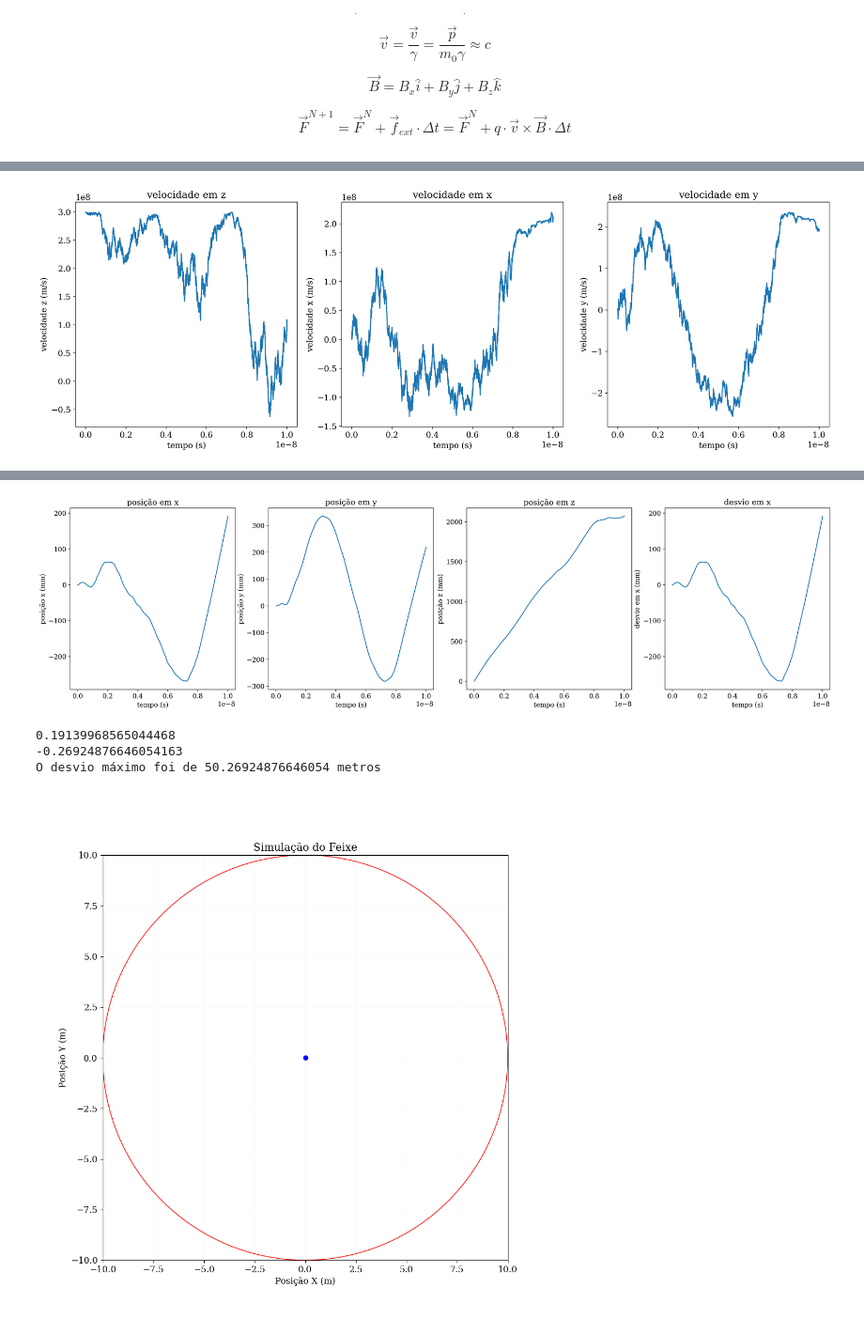
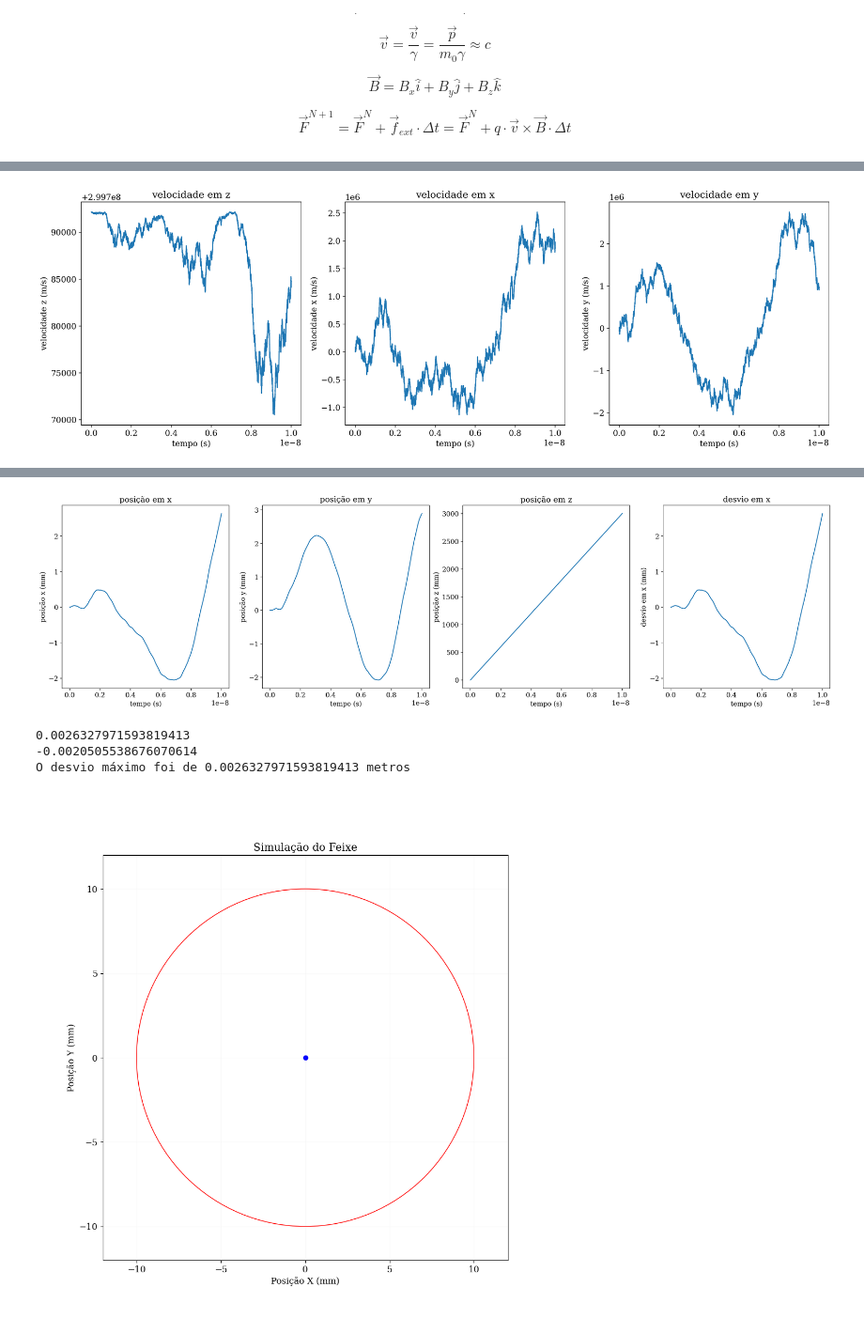
Before and after one commit to arthu0404/Simulacao-da-Correcao-do-Feixe-de-Eletrons, a Jupyter notebook: Simulacao do Feixe.ipynb, the cells around one changed output, grey strips where cells are left out. Shown at 94% size. Drawn from its saved outputs; the diff is of its cells as text; code cells hidden in the pictures.

```diff
--- a/Simulacao do Feixe.ipynb
+++ b/Simulacao do Feixe.ipynb
@@ -57,7 +57,7 @@ parametros = {
     "y0": 0,
     "z0": 0.0,
     "forca": [0, 0, 0],
-    "int_ruido": 0.1,
+    "int_ruido": 0.008,
     "grad_mag": 5.0,
     "delay": 10e-9,
     "dt": 1e-12,
@@ -230,7 +230,7 @@ ax4.set_title("velocidade em y")
 
 plt.show()
 # %% [output]
-[figure, old version]
+[figure, new version]
 # %% [markdown]
 <!-- - Delay: Olhar para a posição do elétron $N$ passos atrás no tempo. (~150 nanosegundos)
 
@@ -276,18 +276,18 @@ ax5.set_title("desvio em x")
 
 plt.show()
 # %% [output]
-[figure, old version]
+[figure, new version]
 # %%
 posicao_x = eletron.pos[:, 0]
-desvios = abs(posicao_x - 50)
+desvios = abs(posicao_x - parametros["x0"])
 
 print(max(posicao_x))
 print(min(posicao_x))
 print(f"O desvio máximo foi de {max(desvios)} metros")
 # %% [output]
-0.19139968565044468
--0.26924876646054163
-O desvio máximo foi de 50.26924876646054 metros
+0.0026327971593819413
+-0.0020505538676070614
+O desvio máximo foi de 0.0026327971593819413 metros
 # %%
 from matplotlib.animation import FuncAnimation
 from matplotlib.patches import Circle
@@ -301,39 +301,42 @@ try:
     anim.event_source.stop()
 except AttributeError:
     pass
 plt.close("all")
 
 fig, ax = plt.subplots(figsize=(10, 10), dpi=100)
 gs = gridspec.GridSpec(3, 2, figure=fig, height_ratios=[0.4, 0.4, 0.2])
 fig.canvas.header_visible = False
 
-ax.set_xlim(parametros["x0"]-10, parametros["x0"]+10)
-ax.set_ylim(parametros["y0"]-10, parametros["y0"]+10)
-ax.set_ylabel("Posição Y (m)")
-ax.set_xlabel("Posição X (m)")
+ax.set_xlim(parametros["x0"]-12, parametros["x0"]+12)
+ax.set_ylim(parametros["y0"]-12, parametros["y0"]+12)
+ax.set_ylabel("Posição Y (mm)")
+ax.set_xlabel("Posição X (mm)")
 ax.set_title(f"Simulação do Feixe")
 ax.set_aspect("equal")
 ax.grid(True, alpha=0.05)
 
 time_text = ax.text(0.02, 0.95, "", transform=ax.transAxes, bbox=dict(facecolor="white", alpha=0.6, edgecolor="none"))
 
-fig_eletron = ax.scatter([eletron.pos[0, 0]], [eletron.pos[0, 1]], color='blue', label='Elétron')
-fig_anel = Circle((parametros["x0"], parametros["y0"]), radius=10, fill=False, color='r')
+pos_x_inicial_mm = parametros["x0"] * 1000
+pos_y_inicial_mm = parametros["y0"] * 1000
+
+fig_eletron = ax.scatter(pos_x_inicial_mm, pos_y_inicial_mm, color="blue")
+fig_anel = Circle((parametros["x0"], parametros["y0"]), radius=10, fill=False, color="r")
 ax.add_patch(fig_anel)
 
 def animate(frame):
-    pos_x_atual = eletron.pos[frame, 0]
-    pos_y_atual = eletron.pos[frame, 1]
+    pos_x_atual = eletron.pos[frame, 0] * 1000
+    pos_y_atual = eletron.pos[frame, 1] * 1000
     pos_z_atual = eletron.pos[frame, 2]
 
     fig_eletron.set_offsets(np.array([[pos_x_atual, pos_y_atual]]))
 
     tempo_atual = eletron.t[frame]
     time_text.set_text(f"Passo: {frame} | Tempo: {tempo_atual:.12f}s | Distancia: {pos_z_atual:.6f}m")
 
     return fig_eletron, time_text
 
 anim = FuncAnimation(fig, animate, frames=range(0, N_PASSOS, 10), interval=30, blit=True, repeat=False)
 plt.show()
 # %% [output]
-[figure, old version]
+[figure, new version]
```
Also changed, not shown: parts of 1 cell of this notebook.
